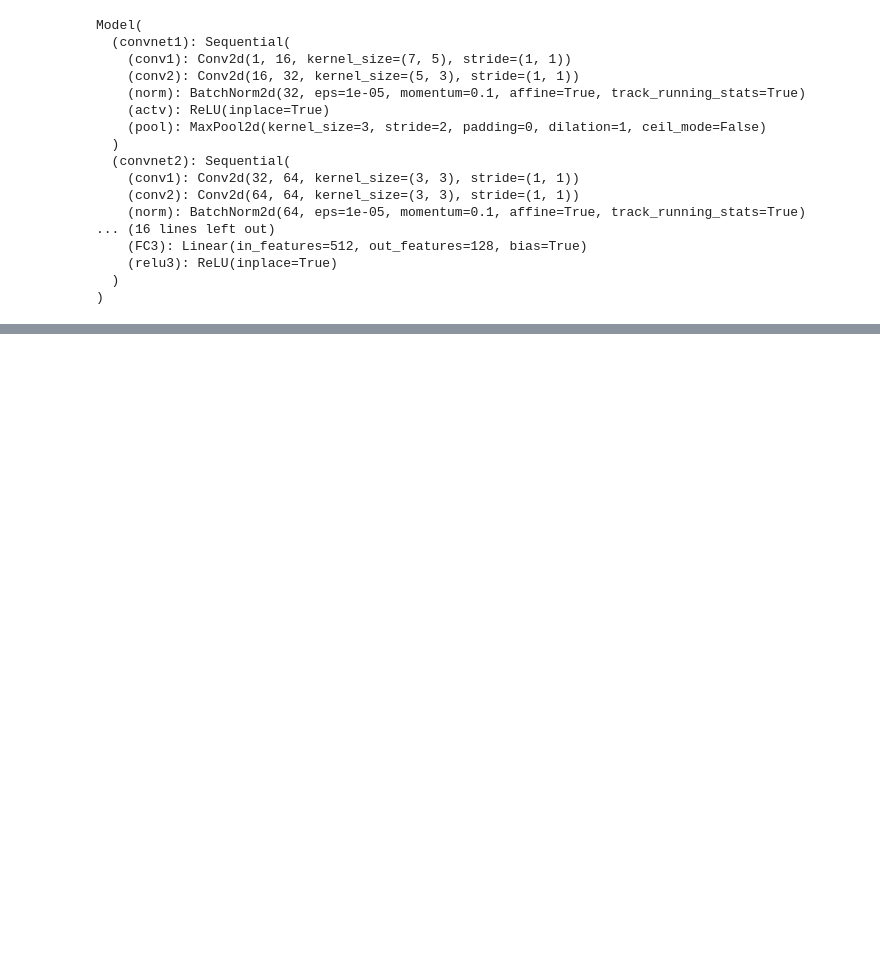
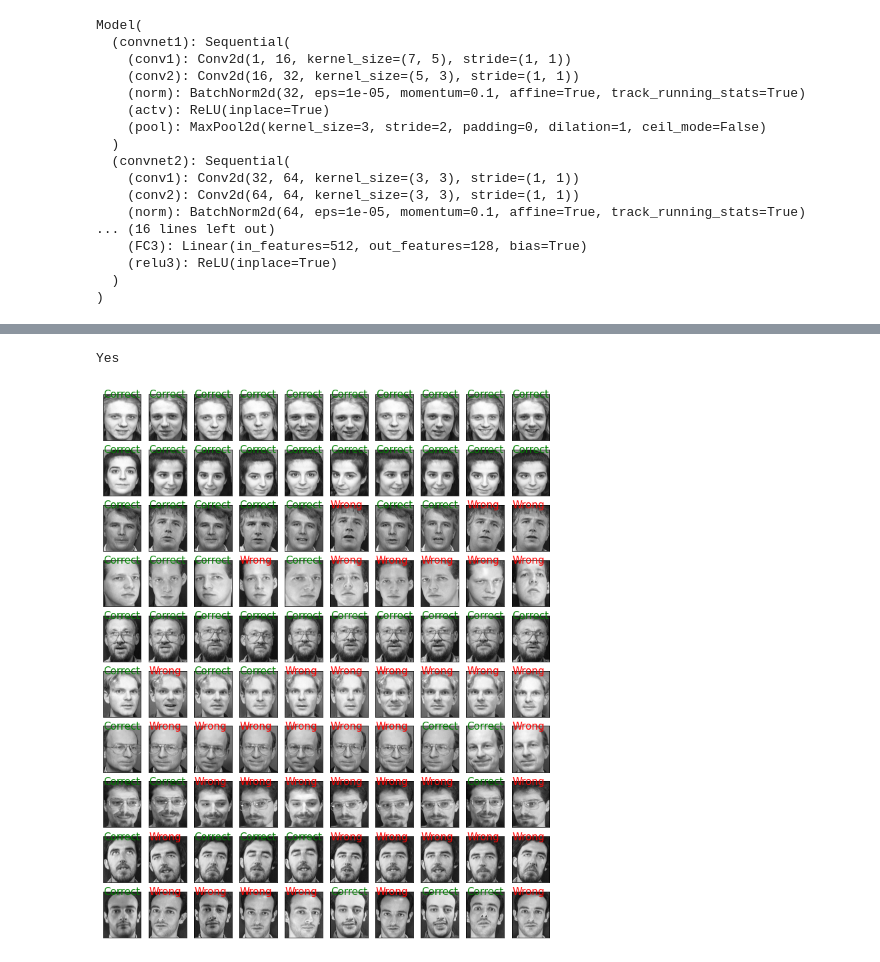
Before and after one commit to ABD-01/Siamese-NN, a Jupyter notebook: Siamese-ORL.ipynb, the cells around one changed output, grey strips where cells are left out. Saved outputs shown, nothing was run; the diff lists cells and outputs as text; code cells hidden in the pictures; blank space fills up the shorter version.

```diff
--- a/Siamese-ORL.ipynb
+++ b/Siamese-ORL.ipynb
@@ -281,0 +310,2 @@ p.max() , p.mean() , n.max(), n.mean()
+# %%
+sample = torch.cat(sample)
@@ -281,0 +338,2 @@ p.max() , p.mean() , n.max(), n.mean()
+# %%
+data_enc = [model.semi_forward(img.cuda()) for img in tqdm(dataset[:10])]
@@ -281,0 +349,7 @@ p.max() , p.mean() , n.max(), n.mean()
+# %%
+tc = 0
+for i in range(10):
+    corr = (pred[i] == i).sum()
+    print(corr)
+    tc += corr.item()
+print('Accuracy = ', tc, '%')
@@ -281,0 +368,19 @@ p.max() , p.mean() , n.max(), n.mean()
+# %%
+if pred[0][0] == 0:
+    print('Yes')
+# %% [output]
+Yes
+# %%
+_,axxr = plt.subplots(10,10, figsize=(12,15))
+for i in range(10):
+    for j in range(10):
+        axxr[i][j].imshow(att_dataset[i][j].squeeze(), cmap='gray')
+        if pred[i][j] == i:
+            axxr[i][j].text(0.5,7,'Correct', color='green', fontsize=15)
+        else:
+            axxr[i][j].text(0.5,7,'Wrong', color='red', fontsize=15)
+plt.setp(plt.gcf().get_axes(), xticks=[], yticks=[])
+# ref : https://stackoverflow.com/questions/25124143/matplotlib-subplots-get-rid-of-tick-labels-altogether
+plt.show()
+# %% [output]
+[figure, added]
```
Also changed, not shown: parts of 23 cells of this notebook.
